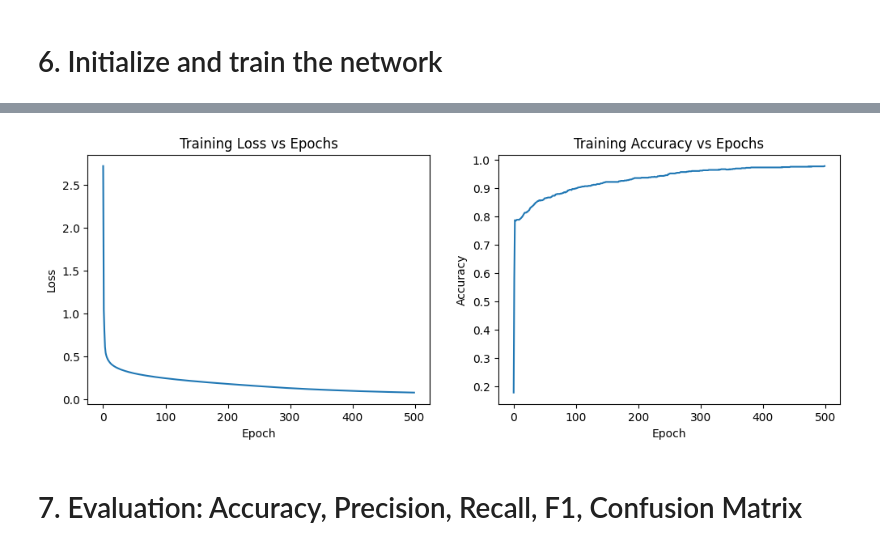
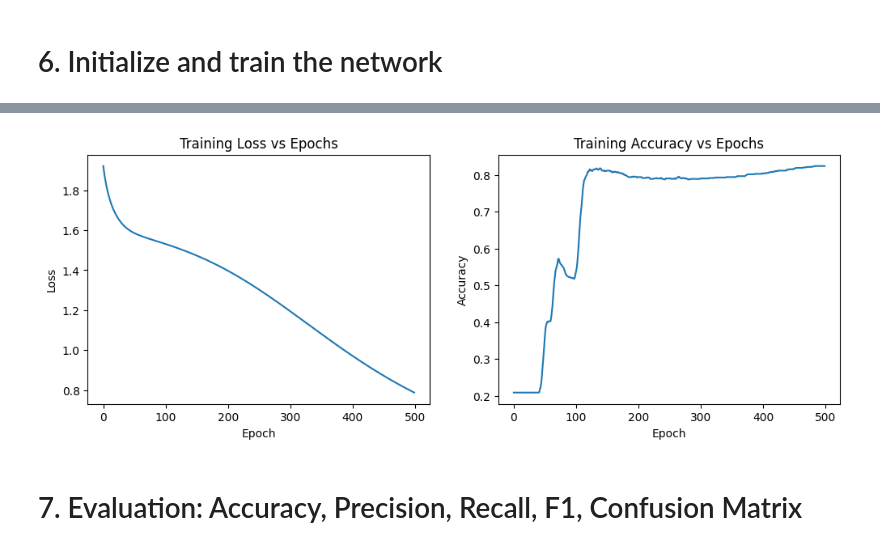
Before and after one commit to AzazKaif/CVPR, a Jupyter notebook: MID/Assignment 2.ipynb, the cells around one changed output, grey strips where cells are left out. Drawn from its saved outputs; the diff is of its cells as text; code cells hidden in the pictures.

```diff
--- a/MID/Assignment 2.ipynb
+++ b/MID/Assignment 2.ipynb
@@ -112,23 +107,15 @@ Test shape: (200, 2) (200,)
 # %% [markdown]
 # 4. One-hot encoding
 # %%
-
 def one_hot(y, num_classes=5):
     """
-    Convert integer labels y (shape: [N]) into one-hot vectors (shape: [N, num_classes]).
-
-    Example: y = [2, 0, 4], num_classes=5
-    -> [[0,0,1,0,0],
-        [1,0,0,0,0],
-        [0,0,0,0,1]]
+    Convert integer labels y (shape [N]) to one-hot vectors (shape [N, num_classes]).
+    Example: y = [2,0,4], num_classes=5 ->
+    [[0,0,1,0,0],
+     [1,0,0,0,0],
+     [0,0,0,0,1]]
     """
-    m = y.shape[0]  # number of samples
+    m = y.shape[0]
     Y = np.zeros((m, num_classes))
     Y[np.arange(m), y] = 1
     return Y
-
-num_classes = 5
-Y_train = one_hot(y_train, num_classes=num_classes)
-Y_test_onehot = one_hot(y_test, num_classes=num_classes)
-
-print("Y_train shape:", Y_train.shape)
@@ -348,32 +301,43 @@ class NeuralNetwork(object):
 # %% [markdown]
 # 6. Initialize and train the network
 # %%
-
 input_dim = X_train.shape[1]   # 2 features
-num_classes = 5
-
-# You can experiment with h1, h2, h3 and learning_rate
 NN = NeuralNetwork(
     input_dim=input_dim,
-    h1=64,
-    h2=32,
-    h3=16,
+    hidden1=64,
+    hidden2=32,
+    hidden3=16,
     num_classes=num_classes,
     learning_rate=0.05
 )
 
-epochs = 500  # you can try 300, 500, 1000 etc.
-loss_history, acc_history = NN.train(X_train, Y_train, epochs=epochs, print_every=50)
+epochs = 500  # you can experiment with 300, 500, 1000, etc.
+loss_history = []
+acc_history = []
+
+for epoch in range(epochs):
+    # one batch: all training examples (batch gradient descent)
+    loss = NN.train(X_train, Y_train)
+    loss_history.append(loss)
+
+    # training accuracy for monitoring
+    y_pred_train, _ = NN.predict(X_train)
+    y_true_train = np.argmax(Y_train, axis=1)
+    acc = np.mean(y_pred_train == y_true_train)
+    acc_history.append(acc)
+
+    if (epoch + 1) % 50 == 0:
+        print(f"Epoch {epoch+1:4d} | loss = {loss:.4f} | train acc = {acc:.4f}")
 
 # Plot training loss and accuracy over epochs
-plt.figure(figsize=(12,4))
-plt.subplot(1,2,1)
+plt.figure(figsize=(12, 4))
+plt.subplot(1, 2, 1)
 plt.plot(loss_history)
 plt.title("Training Loss vs Epochs")
 plt.xlabel("Epoch")
 plt.ylabel("Loss")
 
-plt.subplot(1,2,2)
+plt.subplot(1, 2, 2)
 plt.plot(acc_history)
 plt.title("Training Accuracy vs Epochs")
 plt.xlabel("Epoch")
@@ -393,4 +357,4 @@ Epoch  500 | loss = 0.0799 | acc = 0.9788
-[figure, old version]
+[figure, new version]
 # %% [markdown]
 # 7. Evaluation: Accuracy, Precision, Recall, F1, Confusion Matrix
 # %%
```
Also changed, not shown: parts of 13 cells of this notebook.
